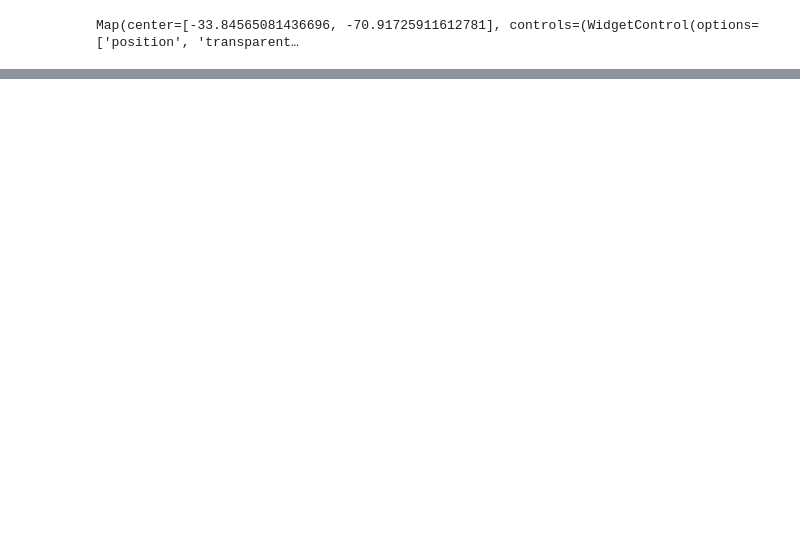
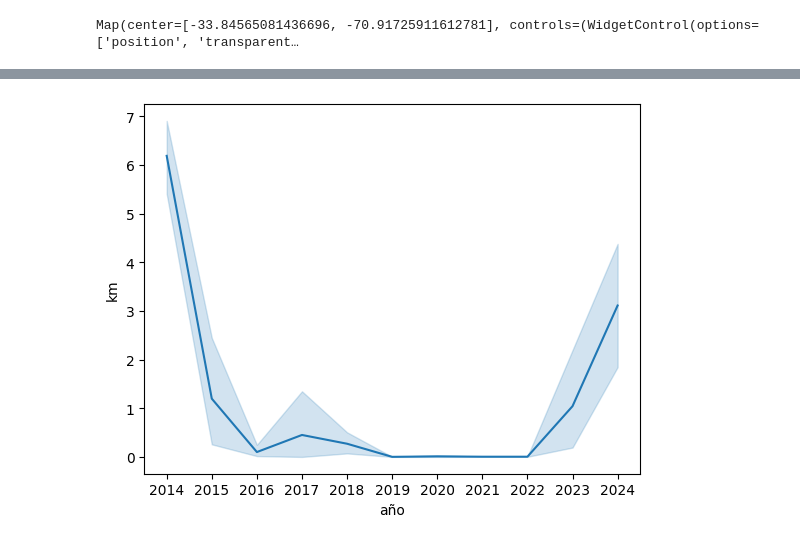
Before and after one commit to cristobalstrange/AnalisisLagunaAculeo, a Jupyter notebook: main.ipynb, the cells around one changed output, grey strips where cells are left out. Cells and saved outputs as stored; diff of their text form; code cells hidden in the pictures; blank space fills up the shorter version.

```diff
--- a/main.ipynb
+++ b/main.ipynb
@@ -40,4 +51,9 @@ m.addLayer(aoi,name='aoi')
 m
 # %% [output]
 Map(center=[-33.84565081436696, -70.91725911612781], controls=(WidgetControl(options=['position', 'transparent…
+# %%
+def apply_scale_factors(image):
+  optical_bands = image.select('SR_B.').multiply(0.0000275).add(-0.2)
+  #thermal_bands = image.select('ST_B.*').multiply(0.00341802).add(149.0)
+  return image.addBands(optical_bands, None, True)
 # %%
@@ -54,0 +122,6 @@ Map
+# %%
+imagenes_binarias = [] #Imágenes binarias con píxeles diciendo si ese pixel tiene o no agua
+for ndwi in imagenes_ndwi: # ndwi es una imágen que contiene 3 bandas, siendo una de estas ndwi
+    imagenes_binarias.append(ndwi.gt(0.3).selfMask()) # Guardamos las imágenes de forma binaria
+
+imagenes_binarias[0]
@@ -54,0 +143,13 @@ Map
+# %%
+# Este segmento de código saca el área para cada imágen
+areas = []
+for imagen_binaria in imagenes_binarias:
+    pixelarea = ee.Image.pixelArea()
+    flood_extent2 = pixelarea.updateMask(imagen_binaria.select("nd"))
+    suma = flood_extent2.reduceRegion(ee.Reducer.sum(), aoi, scale=30)
+    suma = suma.getNumber('area').getInfo()# en metros cuadrados
+    square_meters = suma
+    square_kilometers = square_meters / (1e6)
+    areas.append((square_meters,square_kilometers))
+
+areas[0:5]
@@ -54,0 +162,6 @@ Map
+# %%
+df = pd.DataFrame(areas, columns=["m", "km"])
+df["fecha"] = fechas_con_imagen
+df["año"] = df["fecha"].map(lambda x: (x.split("-")[0]))
+df["mes"] = df["fecha"].map(lambda x: (x.split("-")[1]))
+df
@@ -54,0 +182,7 @@ Map
+# %%
+
+plot = sns.lineplot(y=df["km"], x=df["año"])
+fig = plot.get_figure()
+fig.savefig("visualizaciones/area_segun_tiempo.png")
+# %% [output]
+[figure, added]
```
Also changed, not shown: parts of 17 cells of this notebook.
